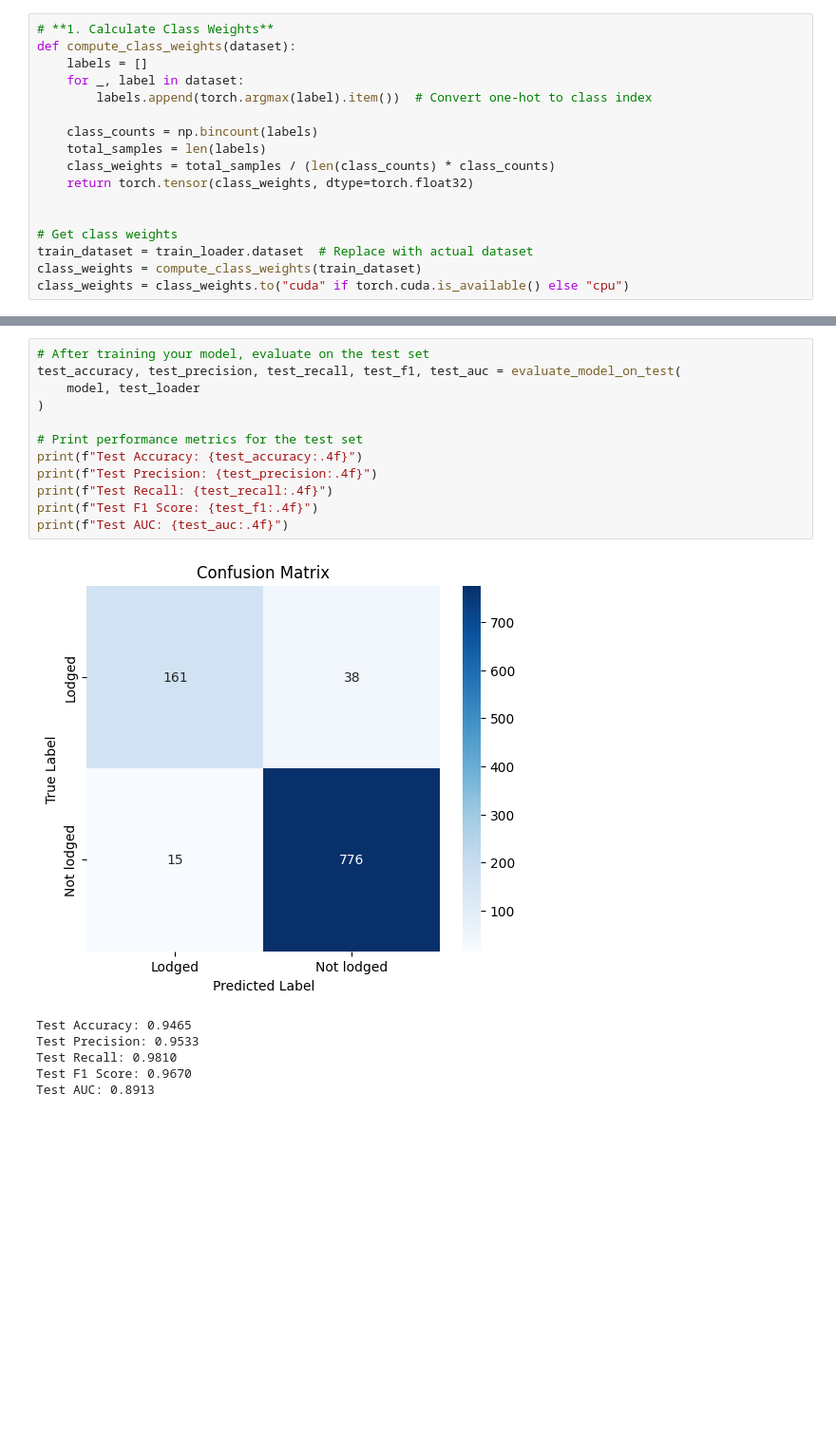
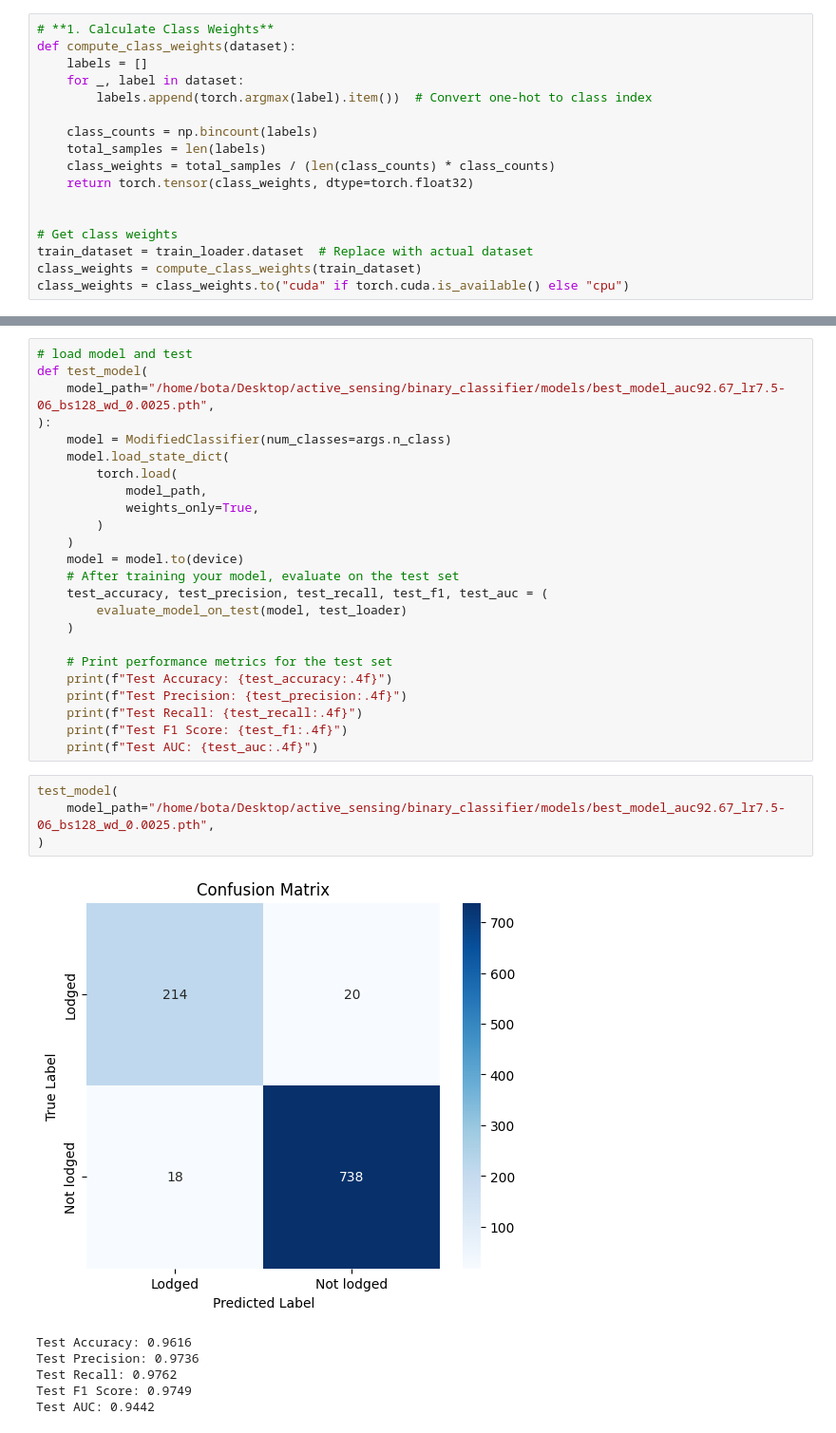
Before and after one commit to botastark/multi-horizon, a Jupyter notebook: binary_classifier/train.ipynb, the cells around one changed output, grey strips where cells are left out. Shown at 95% size. Saved outputs shown, nothing was run; the diff lists cells and outputs as text; blank space fills up the shorter version.

```diff
--- a/binary_classifier/train.ipynb
+++ b/binary_classifier/train.ipynb
@@ -381,19 +333,35 @@ Test AUC: 0.8944
 # %%
-# After training your model, evaluate on the test set
-test_accuracy, test_precision, test_recall, test_f1, test_auc = evaluate_model_on_test(
-    model, test_loader
-)
+# load model and test
+def test_model(
+    model_path="/home/bota/Desktop/active_sensing/binary_classifier/models/best_model_auc92.67_lr7.5-06_bs128_wd_0.0025.pth",
+):
+    model = ModifiedClassifier(num_classes=args.n_class)
+    model.load_state_dict(
+        torch.load(
+            model_path,
+            weights_only=True,
+        )
+    )
+    model = model.to(device)
+    # After training your model, evaluate on the test set
+    test_accuracy, test_precision, test_recall, test_f1, test_auc = (
+        evaluate_model_on_test(model, test_loader)
+    )
 
-# Print performance metrics for the test set
-print(f"Test Accuracy: {test_accuracy:.4f}")
-print(f"Test Precision: {test_precision:.4f}")
-print(f"Test Recall: {test_recall:.4f}")
-print(f"Test F1 Score: {test_f1:.4f}")
-print(f"Test AUC: {test_auc:.4f}")
+    # Print performance metrics for the test set
+    print(f"Test Accuracy: {test_accuracy:.4f}")
+    print(f"Test Precision: {test_precision:.4f}")
+    print(f"Test Recall: {test_recall:.4f}")
+    print(f"Test F1 Score: {test_f1:.4f}")
+    print(f"Test AUC: {test_auc:.4f}")
-# %% [output]
-[figure, removed]
-Test Accuracy: 0.9465
-Test Precision: 0.9533
-Test Recall: 0.9810
-Test F1 Score: 0.9670
-Test AUC: 0.8913
+# %%
+test_model(
+    model_path="/home/bota/Desktop/active_sensing/binary_classifier/models/best_model_auc92.67_lr7.5-06_bs128_wd_0.0025.pth",
+)
+# %% [output]
+[figure, added]
+Test Accuracy: 0.9616
+Test Precision: 0.9736
+Test Recall: 0.9762
+Test F1 Score: 0.9749
+Test AUC: 0.9442
```
Also changed, not shown: parts of 10 cells of this notebook, 4 other files.
